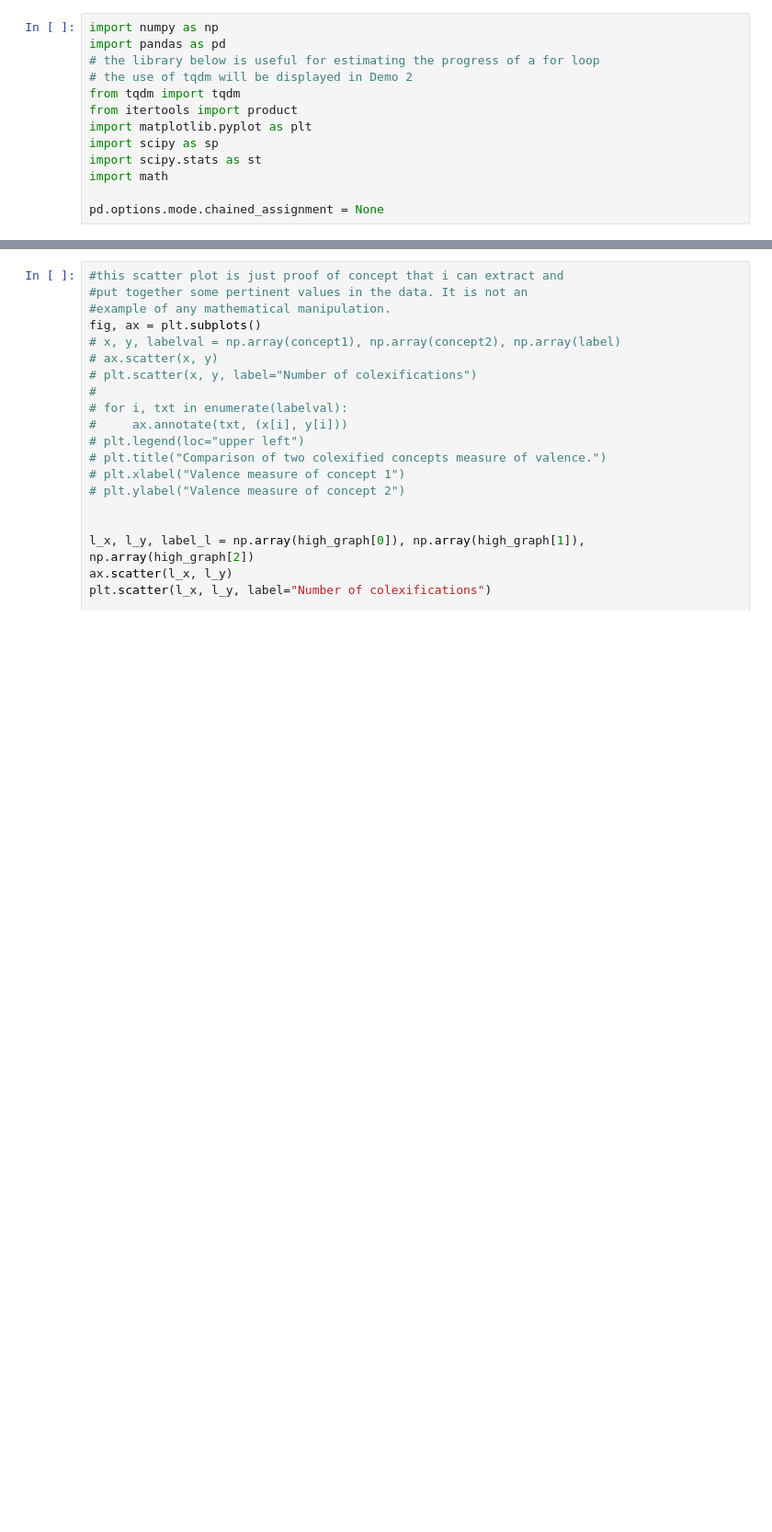
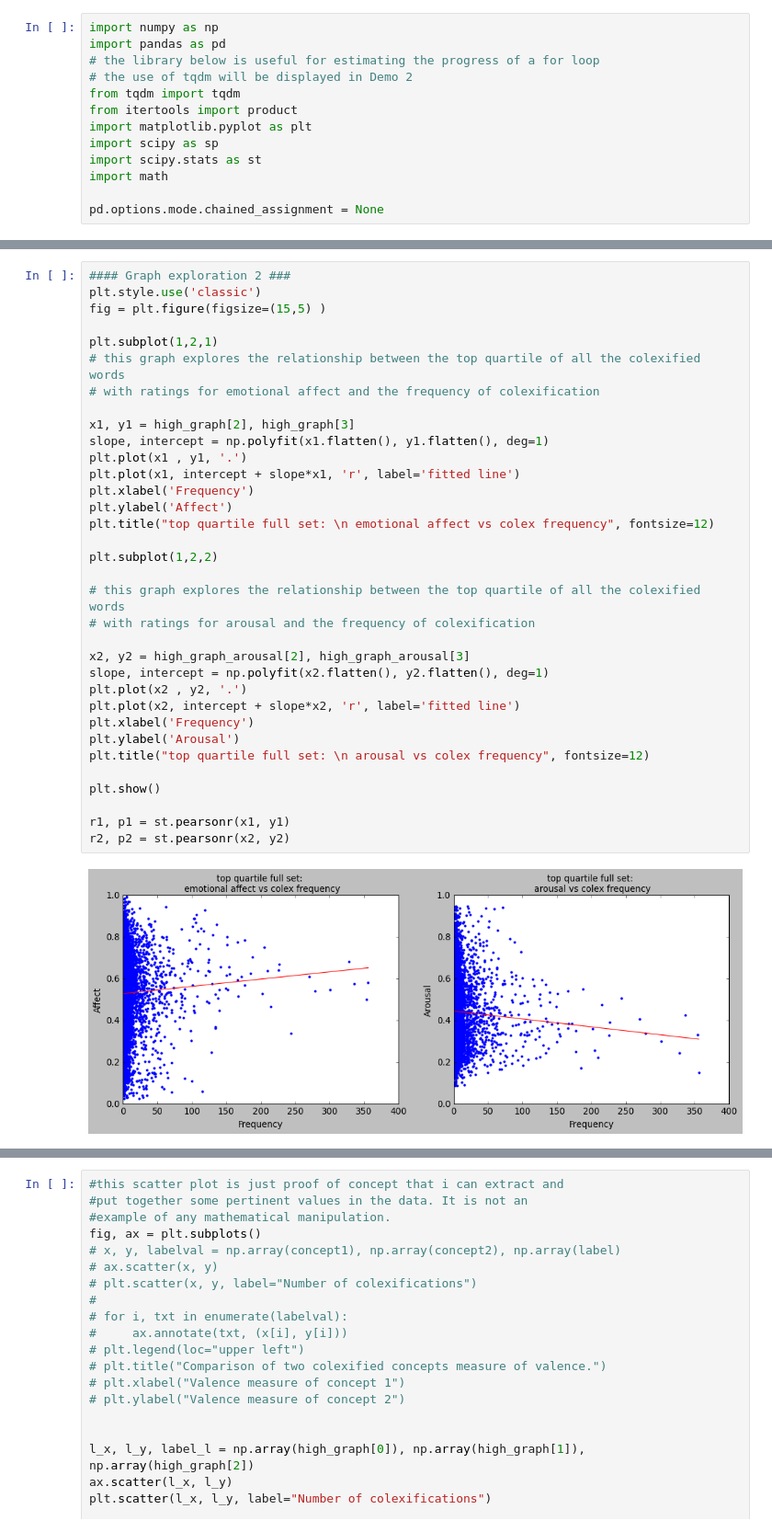
Before and after one commit to petesaiacct/cog260project, a Jupyter notebook: scripts/colexandaffectproject.ipynb, the cells around one changed output, grey strips where cells are left out. Shown at 92% size. Cells and saved outputs as stored; diff of their text form; blank space fills up the shorter version.

```diff
--- a/scripts/colexandaffectproject.ipynb
+++ b/scripts/colexandaffectproject.ipynb
@@ -321,0 +352,36 @@ print(full_affect_dataframe, full_arousal_dataframe)
+# %%
+#### Graph exploration 2 ###
+plt.style.use('classic')
+fig = plt.figure(figsize=(15,5) )
+
+plt.subplot(1,2,1)
+# this graph explores the relationship between the top quartile of all the colexified words
+# with ratings for emotional affect and the frequency of colexification
+
+x1, y1 = high_graph[2], high_graph[3]
+slope, intercept = np.polyfit(x1.flatten(), y1.flatten(), deg=1)
+plt.plot(x1 , y1, '.')
+plt.plot(x1, intercept + slope*x1, 'r', label='fitted line')
+plt.xlabel('Frequency')
+plt.ylabel('Affect')
+plt.title("top quartile full set: \n emotional affect vs colex frequency", fontsize=12)
+
+plt.subplot(1,2,2)
+
+# this graph explores the relationship between the top quartile of all the colexified words
+# with ratings for arousal and the frequency of colexification
+
+x2, y2 = high_graph_arousal[2], high_graph_arousal[3]
+slope, intercept = np.polyfit(x2.flatten(), y2.flatten(), deg=1)
+plt.plot(x2 , y2, '.')
+plt.plot(x2, intercept + slope*x2, 'r', label='fitted line')
+plt.xlabel('Frequency')
+plt.ylabel('Arousal')
+plt.title("top quartile full set: \n arousal vs colex frequency", fontsize=12)
+
+plt.show()
+
+r1, p1 = st.pearsonr(x1, y1)
+r2, p2 = st.pearsonr(x2, y2)
+# %% [output]
+[figure, added]
```
Also changed, not shown: parts of 16 cells of this notebook, 2 other files.
